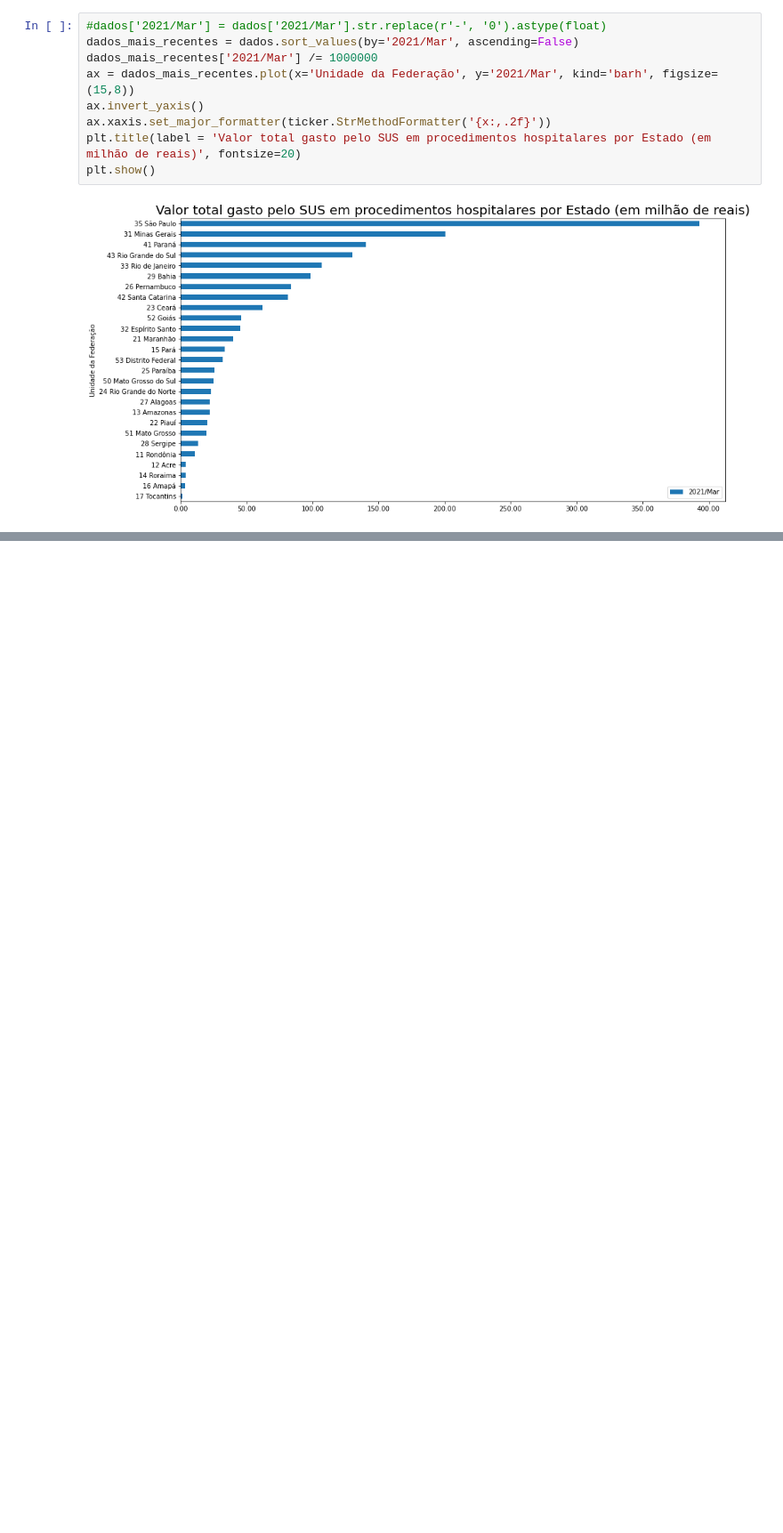
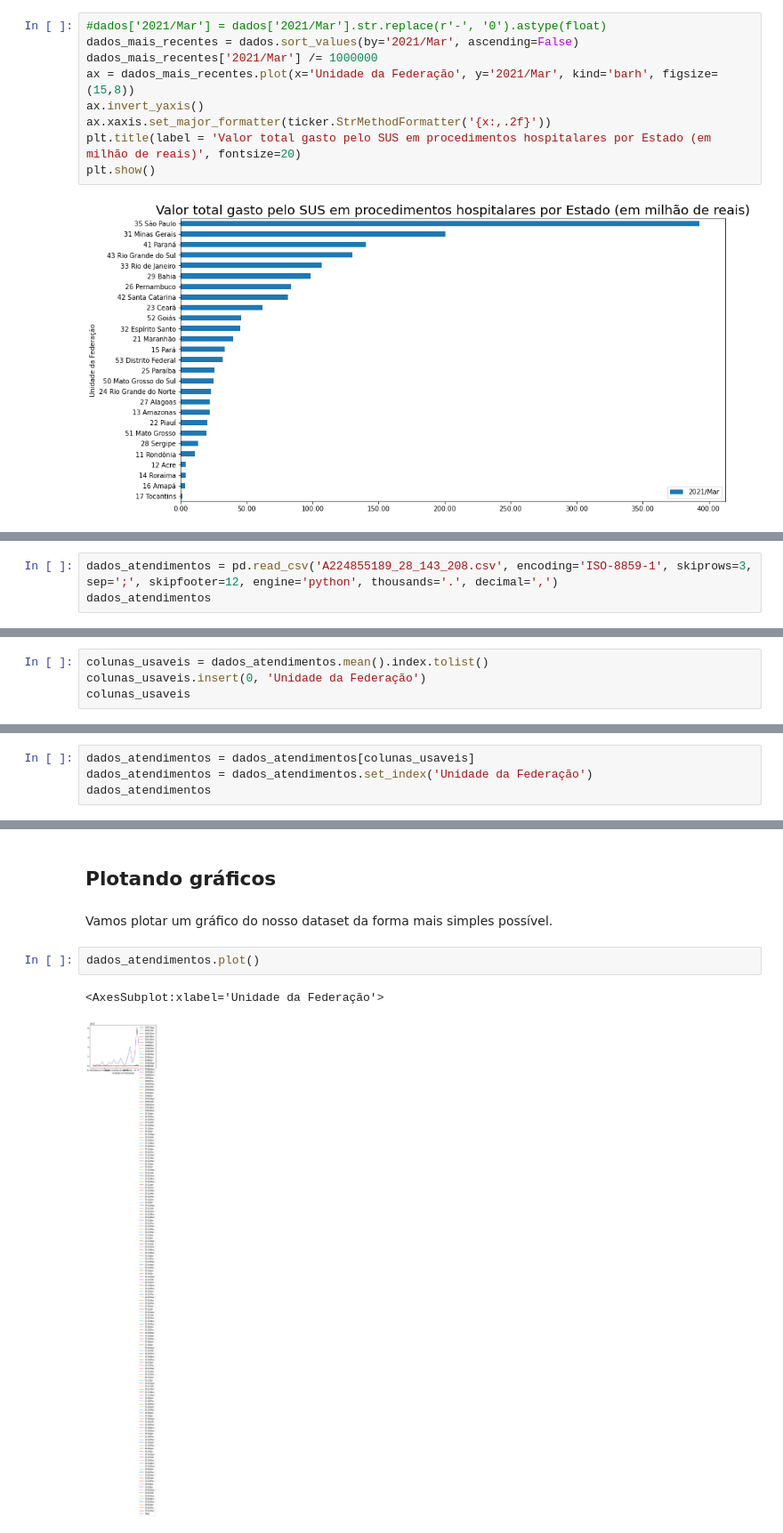
Before and after one commit to edwi-feitoza/bootcamp-alura-data-science-3, a Jupyter notebook: modulo_1/bootcamp_alura_datasus.ipynb, the cells around one changed output, grey strips where cells are left out. Shown at 89% size. Cells and saved outputs as stored; diff of their text form; blank space fills up the shorter version.

```diff
--- a/modulo_1/bootcamp_alura_datasus.ipynb
+++ b/modulo_1/bootcamp_alura_datasus.ipynb
@@ -143,0 +154,3 @@ plt.show()
+# %%
+dados_atendimentos = pd.read_csv('A224855189_28_143_208.csv', encoding='ISO-8859-1', skiprows=3, sep=';', skipfooter=12, engine='python', thousands='.', decimal=',')
+dados_atendimentos
@@ -143,0 +208,4 @@ plt.show()
+# %%
+colunas_usaveis = dados_atendimentos.mean().index.tolist()
+colunas_usaveis.insert(0, 'Unidade da Federação')
+colunas_usaveis
@@ -143,0 +255,4 @@ plt.show()
+# %%
+dados_atendimentos = dados_atendimentos[colunas_usaveis]
+dados_atendimentos = dados_atendimentos.set_index('Unidade da Federação')
+dados_atendimentos
@@ -143,0 +296,9 @@ plt.show()
+# %% [markdown]
+## Plotando gráficos
+# %% [markdown]
+Vamos plotar um gráfico do nosso dataset da forma mais simples possível.
+# %%
+dados_atendimentos.plot()
+# %% [output]
+<AxesSubplot:xlabel='Unidade da Federação'>
+[figure, added]
```
Also changed, not shown: parts of 38 cells of this notebook, 1 other file.
